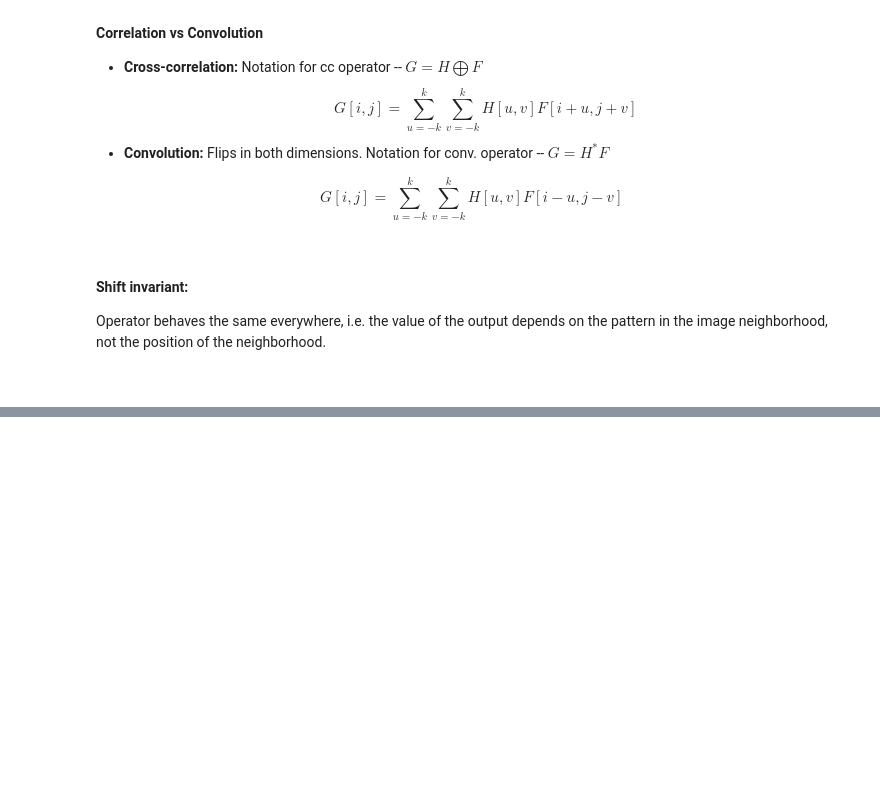
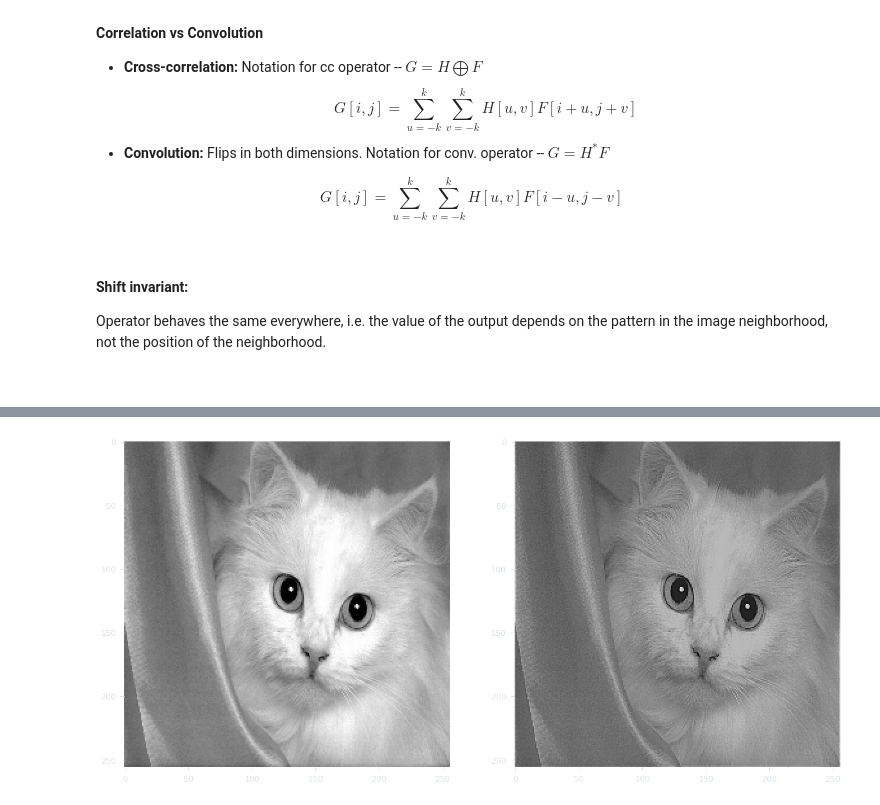
Before and after one commit to osmanmesutozcan/notebook, a Jupyter notebook: computer_vision/linearity_and_convolution.ipynb, the cells around one changed output, grey strips where cells are left out. Drawn from its saved outputs; the diff is of its cells as text; code cells hidden in the pictures; blank space fills up the shorter version.

```diff
--- a/computer_vision/linearity_and_convolution.ipynb
+++ b/computer_vision/linearity_and_convolution.ipynb
@@ -69,0 +66,23 @@ plt.show()
+# %%
+dimensions = 256, 256
+im = cv2.resize(orig_im, dimensions, interpolation=cv2.INTER_CUBIC)
+fig, ax = plt.subplots(1,2, figsize=(20, 10))
+
+ax[0].imshow(im, 'gray')
+
+k1 = np.array([
+    [0, 0, 0],
+    [0, 2, 0],
+    [0, 0, 0]
+])
+k2 = np.array([
+    [1, 1, 1],
+    [1, 1, 1],
+    [1, 1, 1]
+]) / 9
+kernel = np.subtract(k1, k2)
+ax[1].imshow(scipy.ndimage.correlate(im, kernel, mode='constant'), 'gray')
+
+plt.show()
+# %% [output]
+[figure, added]
```
Also changed, not shown: parts of 2 cells of this notebook, 3 other files.
